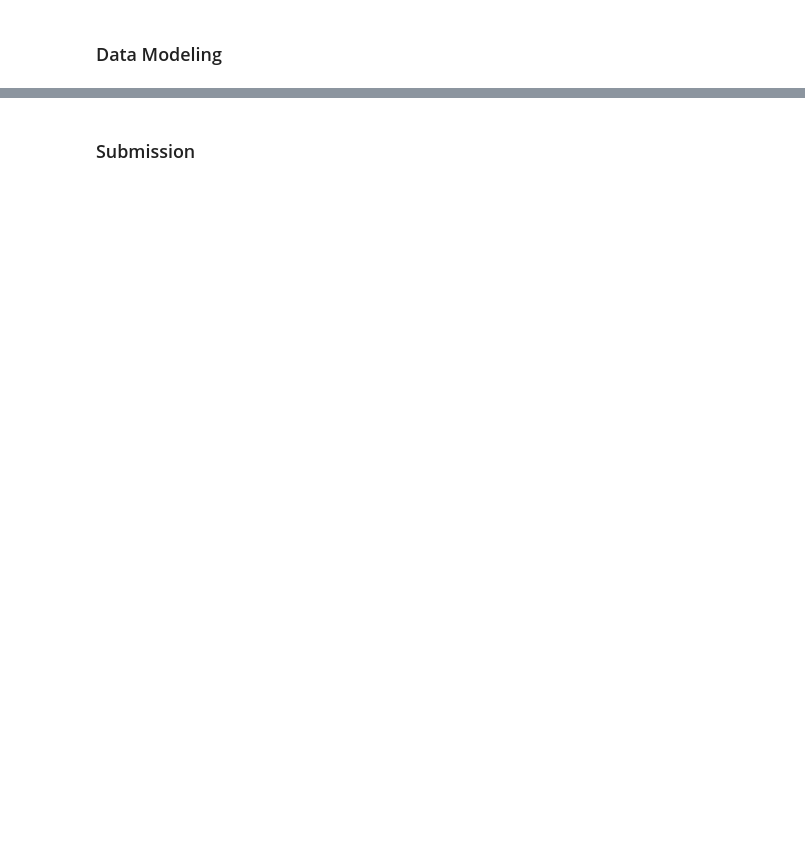
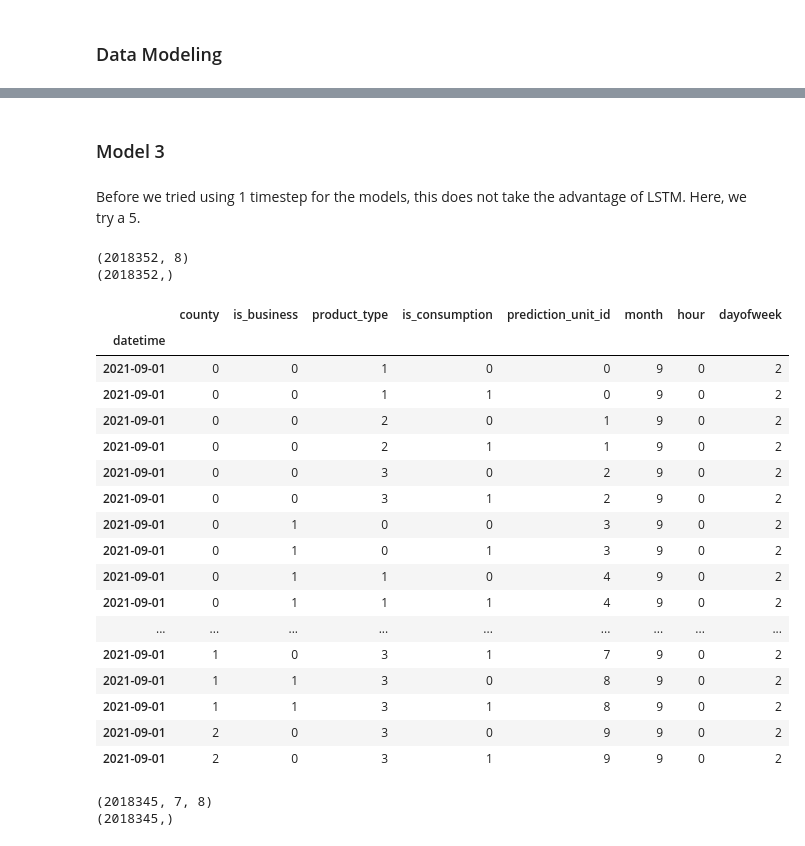
Before and after one commit to jackren0000/Enefit---Predict-Energy-Behavior-of-Prosumers, a Jupyter notebook: lstm-predict-energy-behavior-of-prosumers.ipynb, the cells around one changed output, grey strips where cells are left out. Cells and saved outputs as stored; diff of their text form; code cells hidden in the pictures; blank space fills up the shorter version.

```diff
--- a/lstm-predict-energy-behavior-of-prosumers.ipynb
+++ b/lstm-predict-energy-behavior-of-prosumers.ipynb
@@ -349,5 +406,71 @@ Epoch 14: early stopping
 # %%
 # save model
 # lst_model.save('lstm.h5')
-# %% [markdown]
-### Submission
+# %% [markdown]
+### Model 3
+# %% [markdown]
+Before we tried using 1 timestep for the models, this does not take the advantage of LSTM. Here, we try a 5.
+# %%
+#### read the CSV files into DataFrames
+# train = pd.read_csv(os.path.join(DATA_DIR, "train.csv"))
+
+# drop the non-feature columns to create the feature set X
+# X = train.drop(['target', 'row_id', 'data_block_id'], axis=1)
+
+# isolate the target variable to create the label set y
+# y = train['target']
+
+print(X.shape)
+print(y.shape)
+
+X.head(20)
+# %% [output]
+(2018352, 8)
+(2018352,)
+|  | county | is_business | product_type | is_consumption | prediction_unit_id | month | hour | dayofweek |
+| datetime |  |  |  |  |  |  |  |  |
+| 2021-09-01 | 0 | 0 | 1 | 0 | 0 | 9 | 0 | 2 |
+| 2021-09-01 | 0 | 0 | 1 | 1 | 0 | 9 | 0 | 2 |
+| 2021-09-01 | 0 | 0 | 2 | 0 | 1 | 9 | 0 | 2 |
+| 2021-09-01 | 0 | 0 | 2 | 1 | 1 | 9 | 0 | 2 |
+| 2021-09-01 | 0 | 0 | 3 | 0 | 2 | 9 | 0 | 2 |
+| 2021-09-01 | 0 | 0 | 3 | 1 | 2 | 9 | 0 | 2 |
+| 2021-09-01 | 0 | 1 | 0 | 0 | 3 | 9 | 0 | 2 |
+| 2021-09-01 | 0 | 1 | 0 | 1 | 3 | 9 | 0 | 2 |
+| 2021-09-01 | 0 | 1 | 1 | 0 | 4 | 9 | 0 | 2 |
+| 2021-09-01 | 0 | 1 | 1 | 1 | 4 | 9 | 0 | 2 |
+| ... | ... | ... | ... | ... | ... | ... | ... | ... |
+| 2021-09-01 | 1 | 0 | 3 | 1 | 7 | 9 | 0 | 2 |
+| 2021-09-01 | 1 | 1 | 3 | 0 | 8 | 9 | 0 | 2 |
+| 2021-09-01 | 1 | 1 | 3 | 1 | 8 | 9 | 0 | 2 |
+| 2021-09-01 | 2 | 0 | 3 | 0 | 9 | 9 | 0 | 2 |
+| 2021-09-01 | 2 | 0 | 3 | 1 | 9 | 9 | 0 | 2 |
+# %%
+# convert the DataFrame to a NumPy array if necessary
+X_values = X.values
+y_values = y.values
+
+# define a function to create sequences from the feature set X
+def create_sequences(X_values, y_values, look_back):
+    X_seq, y_seq = [], []
+    for i in range(len(X_values) - look_back):
+        # retrieve the input sequence
+        sequence = X_values[i:(i + look_back)]
+        X_seq.append(sequence)
+        # retrieve the corresponding target
+        target = y_values[i + look_back]
+        y_seq.append(target)
+    return np.array(X_seq), np.array(y_seq)
+
+# specify the look_back period
+# try 7!
+look_back = 7
+
+# create sequences using the defined function
+X_seq, y_seq = create_sequences(X_values, y_values, look_back)
+
+print(X_seq.shape)  # This will print the shape of X_seq
+print(y_seq.shape)  # This will print the shape of y_seq
+# %% [output]
+(2018345, 7, 8)
+(2018345,)
```
Also changed, not shown: parts of 30 cells of this notebook.
